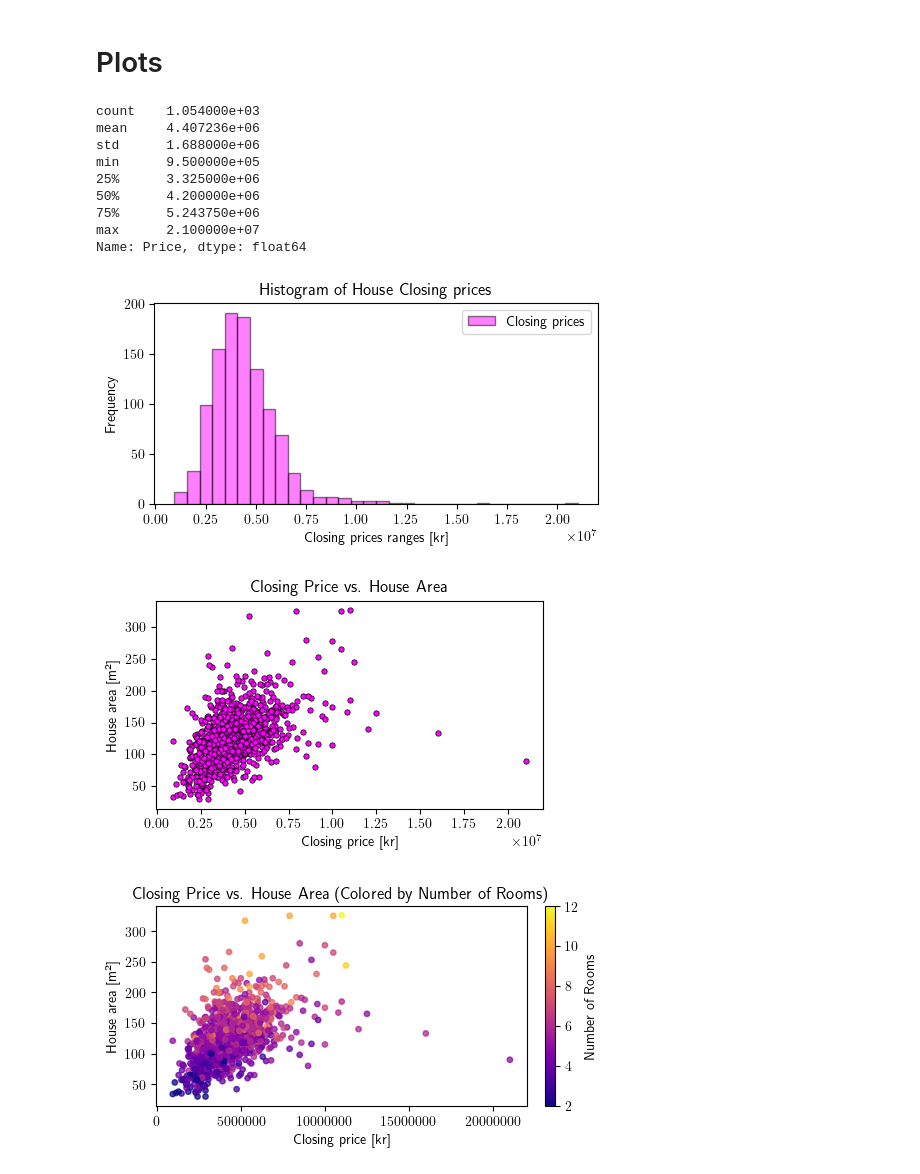
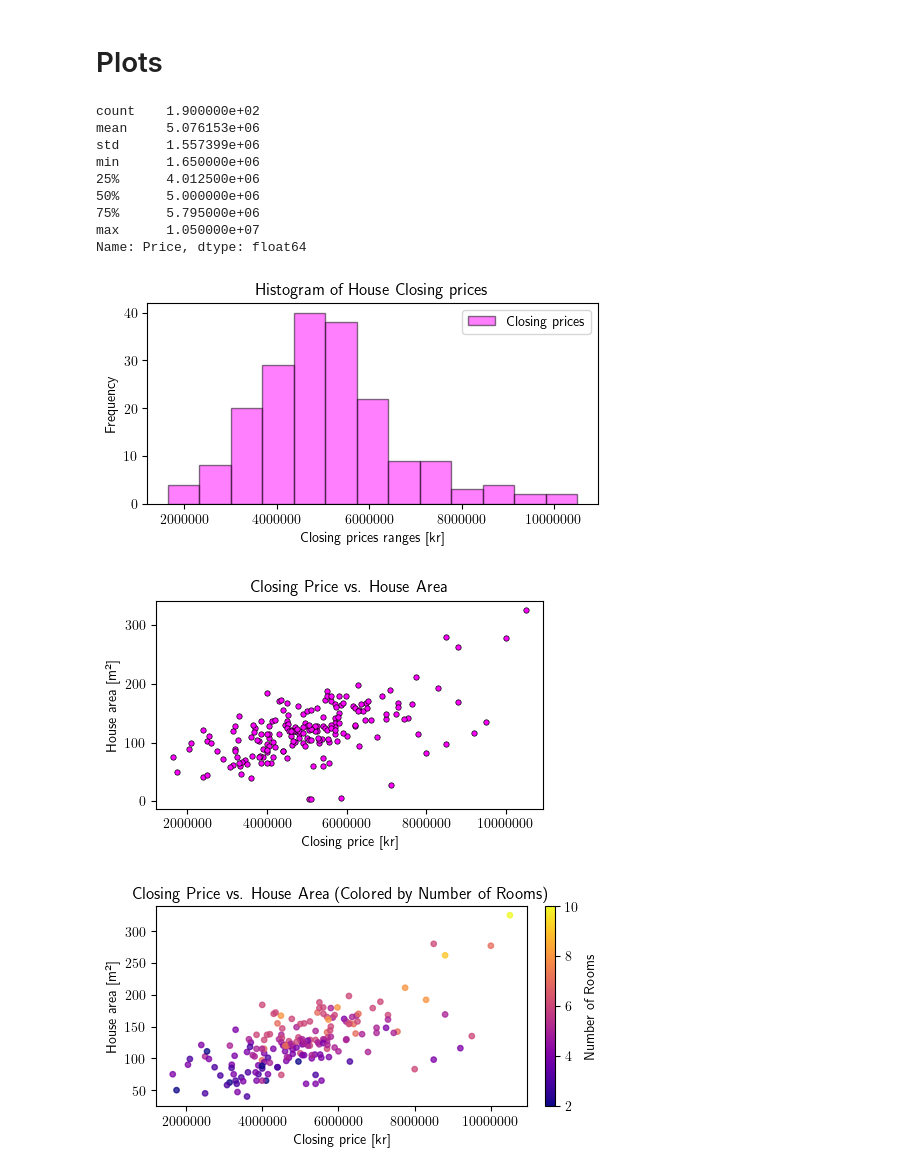
Before and after one commit to olabratt/DIT407, a Jupyter notebook: Assignment2/ola/assignment2.ipynb, the cells around one changed output. Drawn from its saved outputs; the diff is of its cells as text; code cells hidden in the pictures.

```diff
--- a/Assignment2/ola/assignment2.ipynb
+++ b/Assignment2/ola/assignment2.ipynb
@@ -122,6 +121,8 @@ entities.to_csv('entities.csv', index=False, encoding='utf-8')
 # %%
 pyplot.rcParams['text.usetex'] = True
 entities = pd.read_csv('entities.csv')
+entities['Date'] = pd.to_datetime(entities['Date'])
+entities = entities[entities['Date'].dt.year == 2022]
 #print(entities.head())
 print(entities['Price'].describe())
 prices = np.asarray(entities['Price'], float)
@@ -132,41 +133,43 @@ fig1, ax1 = pyplot.subplots(figsize=(5, 2.7), layout='constrained')
 ax1.hist(prices, bins=num_bins, color='magenta', edgecolor='black', linewidth=1, alpha=0.5, label='Closing prices')
 ax1.set_xlabel('Closing prices ranges [kr]')  # Add an x-label to the axes.
 ax1.set_ylabel('Frequency')  # Add a y-label to the axes.
 ax1.set_title("Histogram of House Closing prices")  # Add a title to the axes.
 ax1.legend(loc='upper right')
+ax1.ticklabel_format(useOffset=1, style='plain', axis='x')
 fig1.savefig('histogram_closing_price.pdf', bbox_inches='tight')
 
 
 # Plot Closing Price vs. House Area
 fig2, ax2 = pyplot.subplots(figsize=(5, 2.7), )
 ax2.scatter(prices, entities['Area'], s=15, color='magenta', edgecolor='black', linewidth=0.5)
 ax2.set_xlabel('Closing price [kr]')  # Add an x-label to the axes.
 ax2.set_ylabel('House area [m²]')  # Add a y-label to the axes.
 ax2.set_title("Closing Price vs. House Area")  # Add a title to the axes.
+ax2.ticklabel_format(useOffset=1, style='plain', axis='x')
 fig2.savefig('closing_price_house_ares.pdf', bbox_inches='tight')
 
 
 # Plot Closing Price vs. House Area (Colored by Number of Rooms)
 fig3, ax3 = pyplot.subplots(figsize=(5, 2.7), layout='constrained')
 ax3.scatter(prices, entities['Area'],  c=entities['Rooms'], cmap='plasma', s=15, alpha=0.75)
 ax3.set_xlabel('Closing price [kr]')  # Add an x-label to the axes.
 ax3.set_ylabel('House area [m²]')  # Add a y-label to the axes.
 ax3.set_title("Closing Price vs. House Area (Colored by Number of Rooms)")  # Add a title to the axes.
 sm = pyplot.cm.ScalarMappable(cmap='plasma')
 sm.set_array(entities['Rooms'])
 fig3.colorbar(sm,  label='Number of Rooms', ax=pyplot.gca())
 ax3.ticklabel_format(useOffset=1, style='plain', axis='x')
 fig3.savefig('closing_price_house_ares_color.pdf', bbox_inches='tight')
 # %% [output]
-count    1.054000e+03
-mean     4.407236e+06
-std      1.688000e+06
-min      9.500000e+05
-25%      3.325000e+06
-50%      4.200000e+06
-75%      5.243750e+06
-max      2.100000e+07
+count    1.900000e+02
+mean     5.076153e+06
+std      1.557399e+06
+min      1.650000e+06
+25%      4.012500e+06
+50%      5.000000e+06
+75%      5.795000e+06
+max      1.050000e+07
 Name: Price, dtype: float64
-[figure, old version]
+[figure, new version]
-[figure, old version]
+[figure, new version]
-[figure, old version]
+[figure, new version]
```
Also changed, not shown: parts of 1 cell of this notebook, 10 other files.
